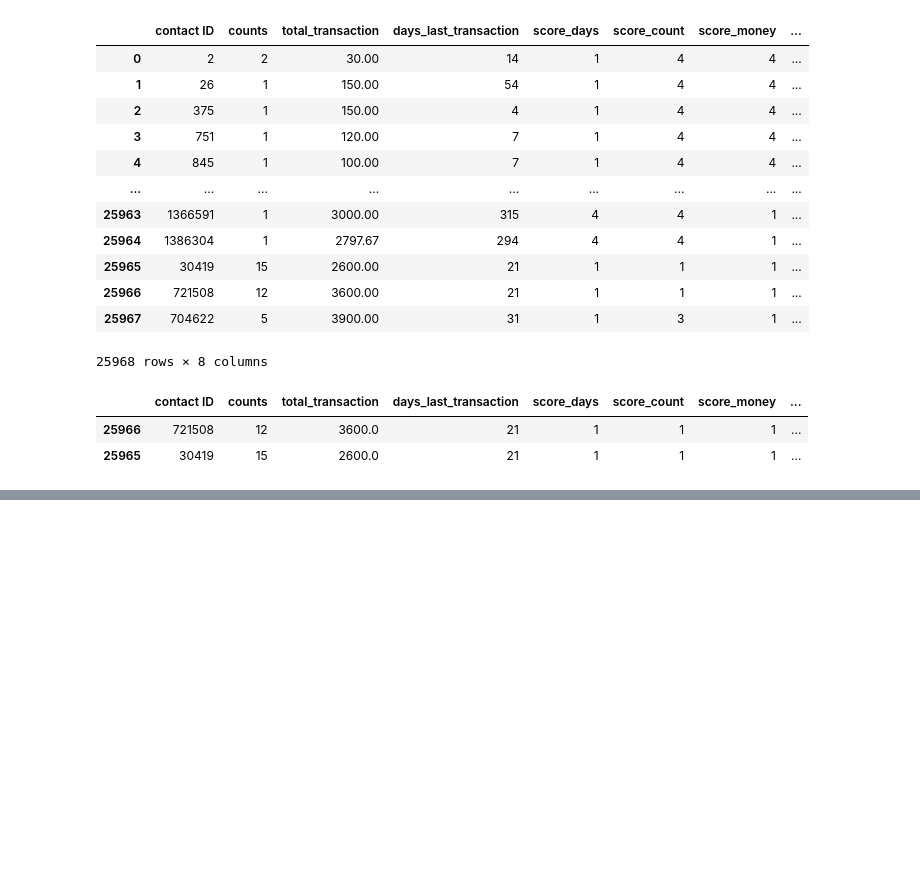
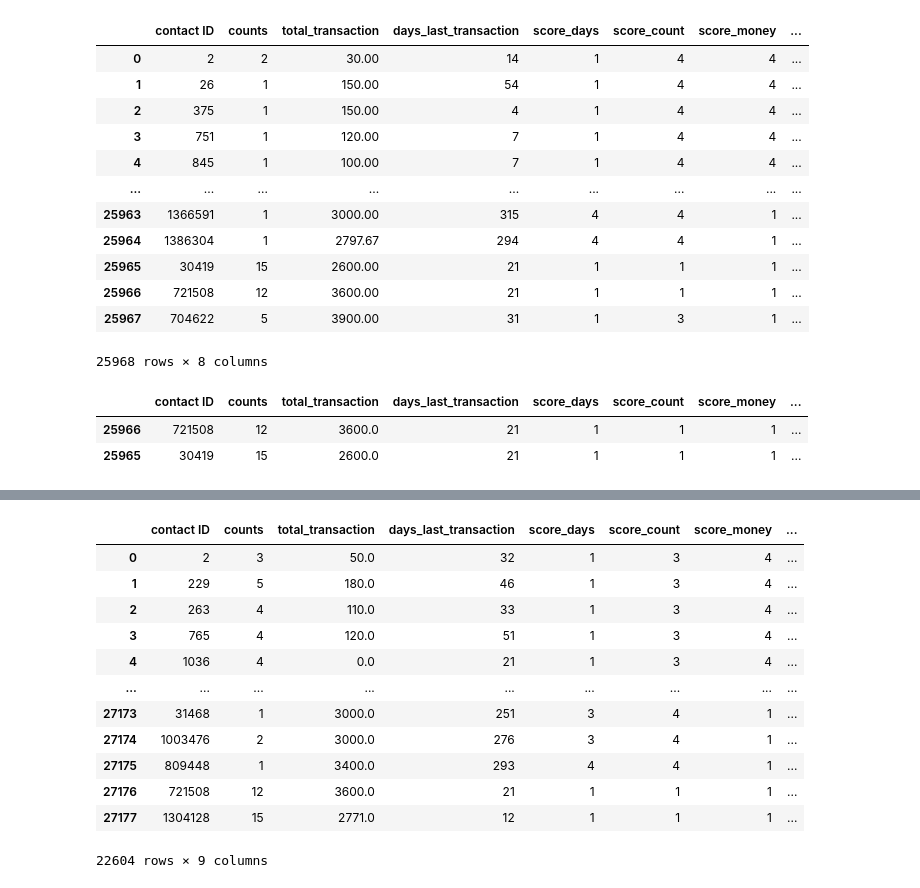
Before and after one commit to mnasini/ekimetrics-, a Jupyter notebook: ekimetrics.ipynb, the cells around one changed output, grey strips where cells are left out. Saved outputs shown, nothing was run; the diff lists cells and outputs as text; code cells hidden in the pictures; blank space fills up the shorter version.

```diff
--- a/ekimetrics.ipynb
+++ b/ekimetrics.ipynb
@@ -1700,0 +1732,2 @@ matrix2018[matrix2018["segment"]=="best_donors"]
+# %%
+matrix2017=matrix2017[matrix2017["segment"]!="other_unassigned"]
@@ -1700,0 +1758,16 @@ matrix2018[matrix2018["segment"]=="best_donors"]
+# %%
+matrix2017
+# %% [output]
+|  | contact ID | counts | total_transaction | days_last_transaction | score_days | score_count | score_money | ... |
+| 0 | 2 | 3 | 50.0 | 32 | 1 | 3 | 4 | ... |
+| 1 | 229 | 5 | 180.0 | 46 | 1 | 3 | 4 | ... |
+| 2 | 263 | 4 | 110.0 | 33 | 1 | 3 | 4 | ... |
+| 3 | 765 | 4 | 120.0 | 51 | 1 | 3 | 4 | ... |
+| 4 | 1036 | 4 | 0.0 | 21 | 1 | 3 | 4 | ... |
+| ... | ... | ... | ... | ... | ... | ... | ... | ... |
+| 27173 | 31468 | 1 | 3000.0 | 251 | 3 | 4 | 1 | ... |
+| 27174 | 1003476 | 2 | 3000.0 | 276 | 3 | 4 | 1 | ... |
+| 27175 | 809448 | 1 | 3400.0 | 293 | 4 | 4 | 1 | ... |
+| 27176 | 721508 | 12 | 3600.0 | 21 | 1 | 1 | 1 | ... |
+| 27177 | 1304128 | 15 | 2771.0 | 12 | 1 | 1 | 1 | ... |
+22604 rows × 9 columns
```
Also changed, not shown: parts of 57 cells of this notebook.
